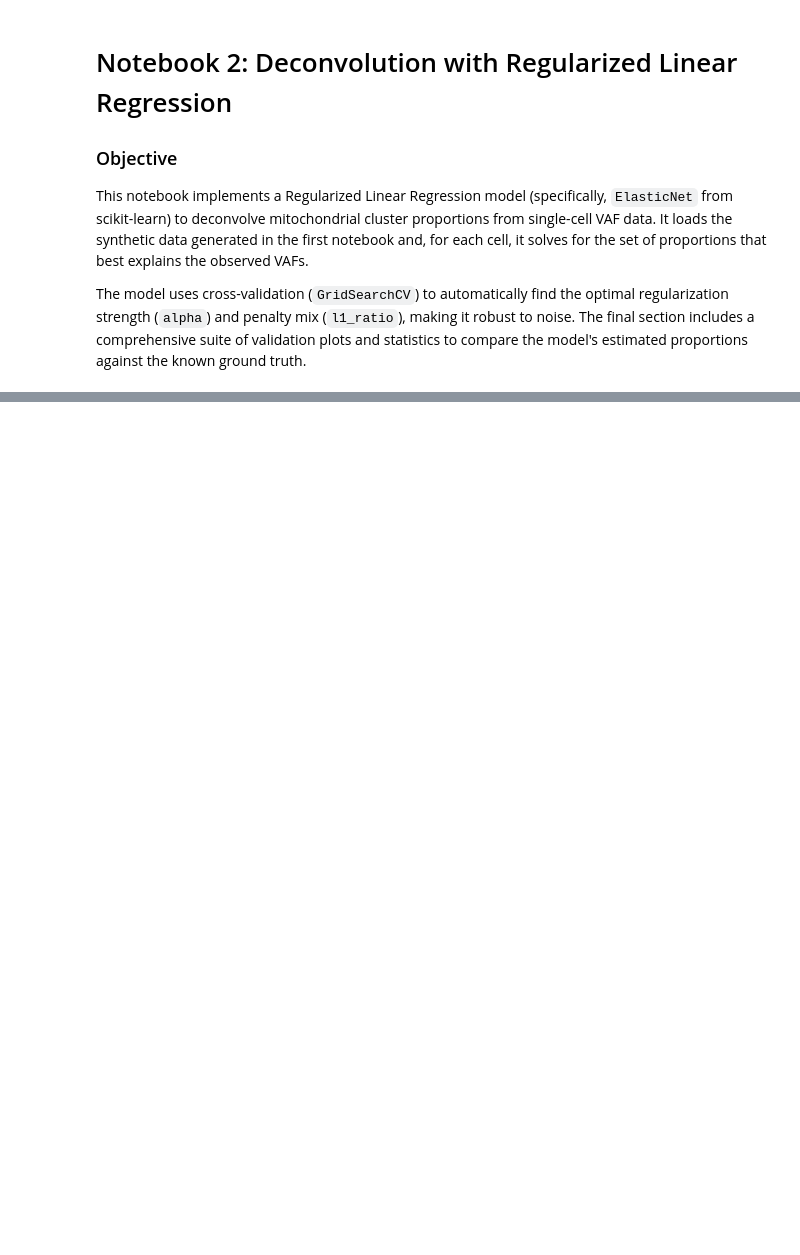
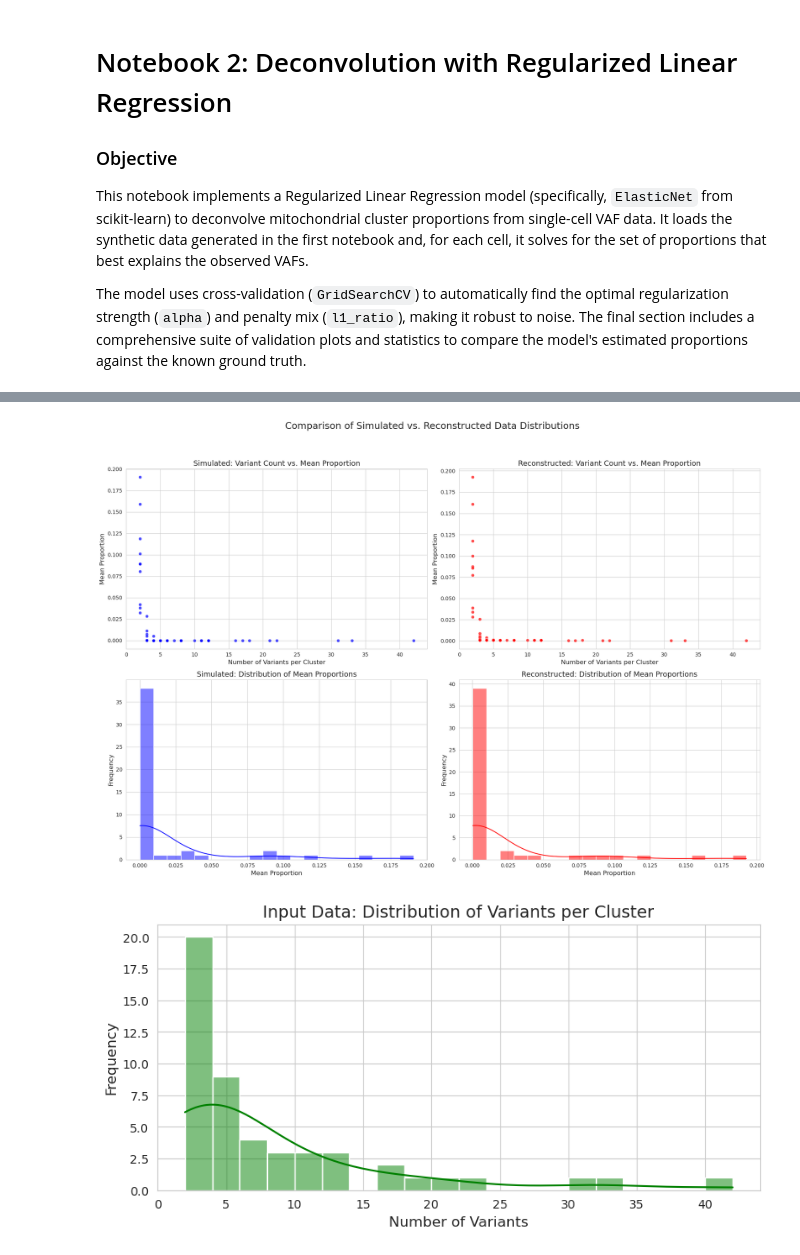
Before and after one commit to hesamhakim/MitoDemon, a Jupyter notebook: notebooks/Deconvolution_Homogenous_Cell_by_Regularized_Linear_Regression.ipynb, the cells around one changed output, grey strips where cells are left out. Drawn from its saved outputs; the diff is of its cells as text; code cells hidden in the pictures; blank space fills up the shorter version.

```diff
--- a/notebooks/Deconvolution_Homogenous_Cell_by_Regularized_Linear_Regression.ipynb
+++ b/notebooks/Deconvolution_Homogenous_Cell_by_Regularized_Linear_Regression.ipynb
@@ -194,0 +195,58 @@ plt.show()
+# %%
+### Cell 6: Detailed Comparative Visualizations
+
+# --- Calculate necessary statistics ---
+# For simulated data
+true_mean_proportions = np.mean(P_cells_true, axis=0)
+num_variants_per_cluster = np.sum(K_true > 0, axis=0)
+
+# For reconstructed data
+estimated_mean_proportions = np.mean(p_cells_estimated, axis=0)
+
+# --- Create the plots ---
+# We will create a 2x2 grid for side-by-side comparison, plus a final plot.
+fig, axes = plt.subplots(2, 2, figsize=(18, 12))
+sns.set_style("whitegrid")
+fig.suptitle('Comparison of Simulated vs. Reconstructed Data Distributions', fontsize=18, y=1.02)
+
+# --- Plot 1: Relationship between variant count and mean proportion size ---
+# Simulated Data
+sns.scatterplot(x=num_variants_per_cluster, y=true_mean_proportions, ax=axes[0, 0], color='blue', alpha=0.7)
+axes[0, 0].set_title('Simulated: Variant Count vs. Mean Proportion', fontsize=14)
+axes[0, 0].set_xlabel('Number of Variants per Cluster', fontsize=12)
+axes[0, 0].set_ylabel('Mean Proportion', fontsize=12)
+
+# Reconstructed Data
+sns.scatterplot(x=num_variants_per_cluster, y=estimated_mean_proportions, ax=axes[0, 1], color='red', alpha=0.7)
+axes[0, 1].set_title('Reconstructed: Variant Count vs. Mean Proportion', fontsize=14)
+axes[0, 1].set_xlabel('Number of Variants per Cluster', fontsize=12)
+axes[0, 1].set_ylabel('Mean Proportion', fontsize=12)
+
+# --- Plot 2: Histogram of the mean proportion sizes ---
+# Simulated Data
+sns.histplot(true_mean_proportions, bins=20, ax=axes[1, 0], kde=True, color='blue')
+axes[1, 0].set_title('Simulated: Distribution of Mean Proportions', fontsize=14)
+axes[1, 0].set_xlabel('Mean Proportion', fontsize=12)
+axes[1, 0].set_ylabel('Frequency', fontsize=12)
+
+# Reconstructed Data
+sns.histplot(estimated_mean_proportions, bins=20, ax=axes[1, 1], kde=True, color='red')
+axes[1, 1].set_title('Reconstructed: Distribution of Mean Proportions', fontsize=14)
+axes[1, 1].set_xlabel('Mean Proportion', fontsize=12)
+axes[1, 1].set_ylabel('Frequency', fontsize=12)
+
+plt.tight_layout(rect=[0, 0, 1, 0.98])
+plt.show()
+
+
+# --- Plot 3: Histogram of the number of variants per cluster ---
+# This distribution is based on the input signature matrix K_true and is the same for both simulated and reconstructed scenarios.
+plt.figure(figsize=(9, 4))
+sns.histplot(num_variants_per_cluster, bins=20, kde=True, color="green")
+plt.title("Input Data: Distribution of Variants per Cluster", fontsize=14)
+plt.xlabel("Number of Variants", fontsize=12)
+plt.ylabel("Frequency", fontsize=12)
+plt.show()
+# %% [output]
+[figure, added]
+[figure, added]
```
Also changed, not shown: parts of 4 cells of this notebook, 4 other files.
